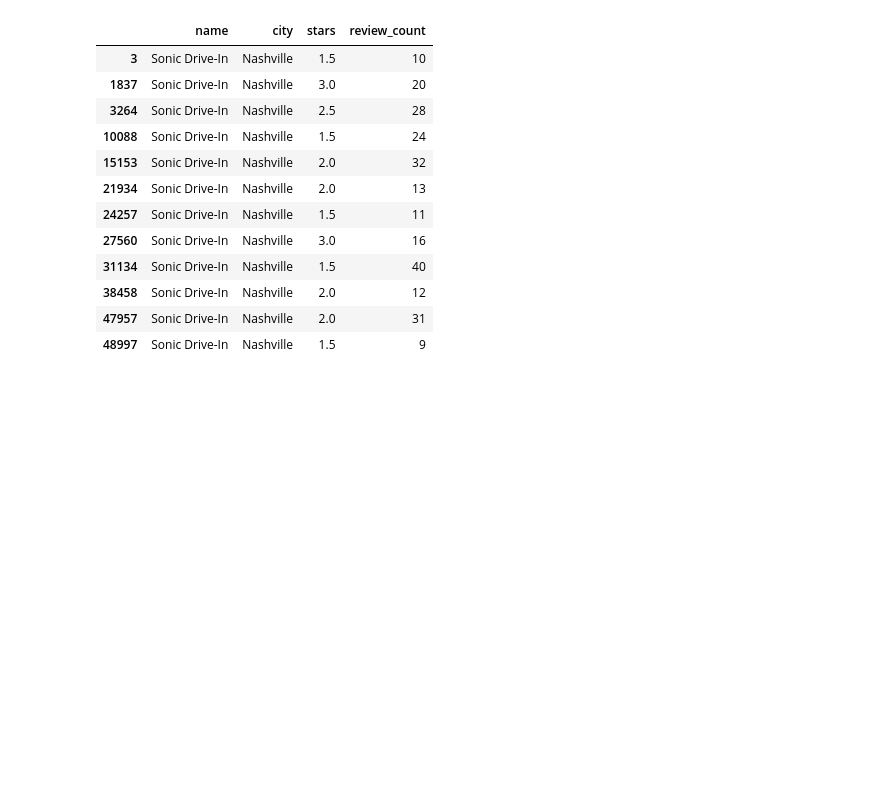
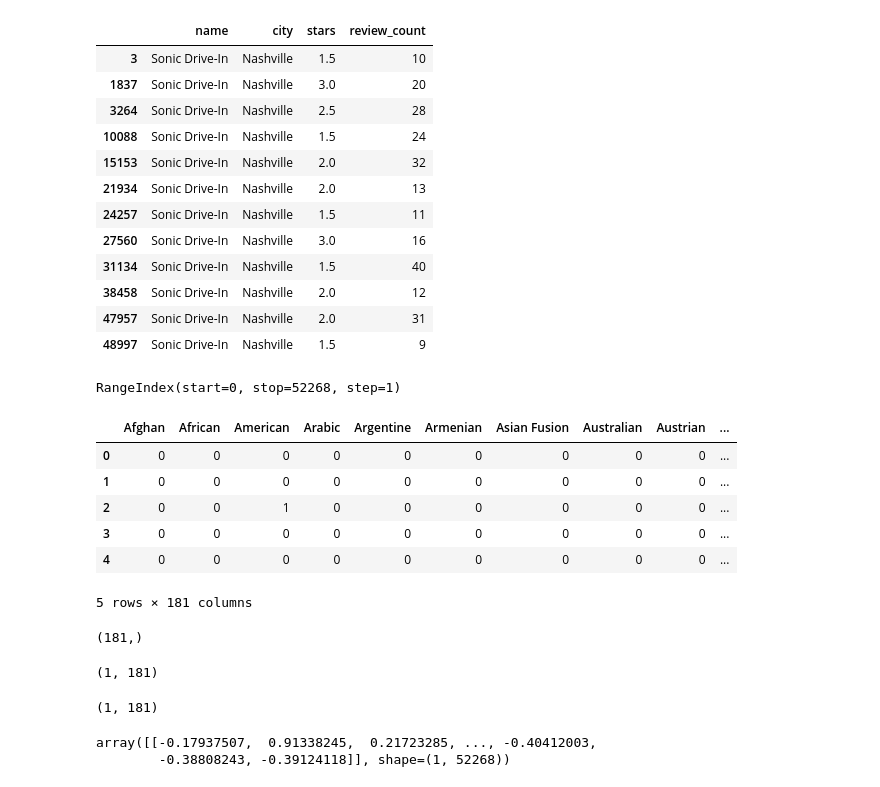
Before and after one commit to egaverilla-thestudent/Restaurant-Recommendation-System-Redux, a Jupyter notebook: notebooks/03_feature_engineering.ipynb, the cells around one changed output. Drawn from its saved outputs; the diff is of its cells as text; code cells hidden in the pictures; blank space fills up the shorter version.

Commit message:
Added cosine similiarity function

```diff
--- a/notebooks/03_feature_engineering.ipynb
+++ b/notebooks/03_feature_engineering.ipynb
@@ -438,3 +438,55 @@ restaurants.loc[saved_index, selected_cols]
 | 38458 | Sonic Drive-In | Nashville | 2.0 | 12 |
 | 47957 | Sonic Drive-In | Nashville | 2.0 | 31 |
 | 48997 | Sonic Drive-In | Nashville | 1.5 | 9 |
+# %%
+recommendation_feature_matrix.index
+# %% [output]
+RangeIndex(start=0, stop=52268, step=1)
+# %%
+recommendation_feature_matrix.head()
+# %% [output]
+|  | Afghan | African | American | Arabic | Argentine | Armenian | Asian Fusion | Australian | Austrian | ... |
+| 0 | 0 | 0 | 0 | 0 | 0 | 0 | 0 | 0 | 0 | ... |
+| 1 | 0 | 0 | 0 | 0 | 0 | 0 | 0 | 0 | 0 | ... |
+| 2 | 0 | 0 | 1 | 0 | 0 | 0 | 0 | 0 | 0 | ... |
+| 3 | 0 | 0 | 0 | 0 | 0 | 0 | 0 | 0 | 0 | ... |
+| 4 | 0 | 0 | 0 | 0 | 0 | 0 | 0 | 0 | 0 | ... |
+5 rows × 181 columns
+# %%
+vector = recommendation_feature_matrix.iloc[3264]
+
+vector.shape
+# %% [output]
+(181,)
+# %%
+vector = recommendation_feature_matrix.iloc[[3264]]
+
+vector.shape
+# %% [output]
+(1, 181)
+# %%
+def get_feature_vector(index):
+
+    vector = recommendation_feature_matrix.iloc[[index]]
+
+    return(
+
+        vector
+
+    )
+
+selected_vector = get_feature_vector(3264)
+
+selected_vector.shape
+# %% [output]
+(1, 181)
+# %%
+from sklearn.metrics.pairwise import cosine_similarity
+
+cosine_similarity(
+    selected_vector,
+    recommendation_feature_matrix
+)
+# %% [output]
+array([[-0.17937507,  0.91338245,  0.21723285, ..., -0.40412003,
+        -0.38808243, -0.39124118]], shape=(1, 52268))
```
